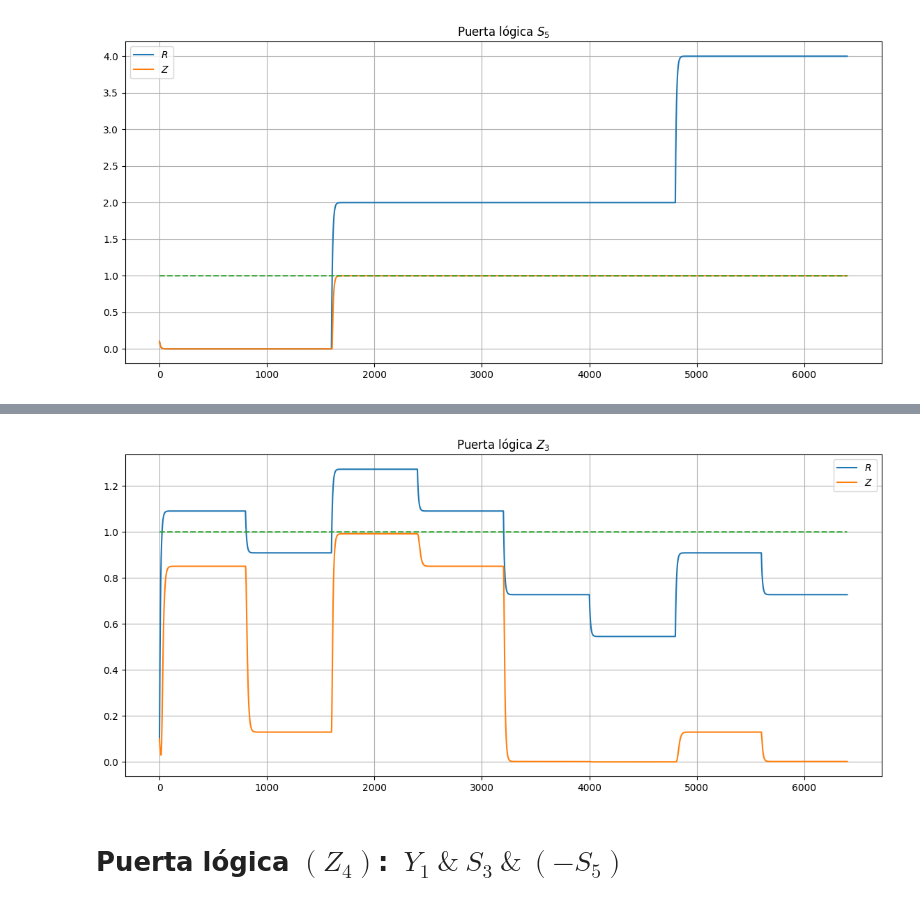
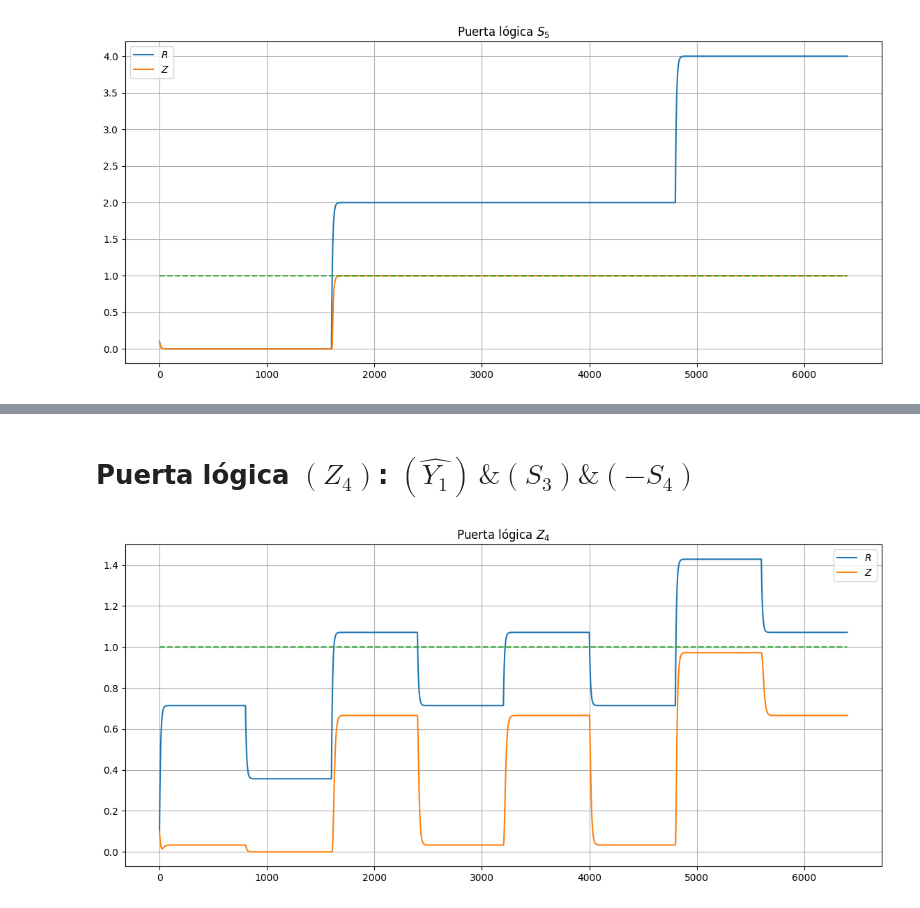
Before and after one commit to joshbrx/biomath_model, a Jupyter notebook: puertas_logicas.ipynb, the cells around one changed output, grey strips where cells are left out. Drawn from its saved outputs; the diff is of its cells as text; code cells hidden in the pictures.

```diff
--- a/puertas_logicas.ipynb
+++ b/puertas_logicas.ipynb
@@ -143,8 +143,8 @@ def dS_z2(S, i):
     dZ = supr(1, -20, R) - Z
     return np.array([dR, dZ])
 # %%
-# n, e = -2, 1/1.25
-n, e = -2, 1/1
+# n, e = -2, 1/0.95
+n, e = -6, 1/0.24
 labels = ["$R$", "$Z$"]
 
 Pip = RK_solver(S0, dS_z2, t)
@@ -248,0 +249,16 @@ plt.plot(X1*0 + 1, "--"); plt.title("Puerta lógica $S_5$"); plt.legend(); plt.g
+# %%
+def dS_z3(S, i):
+    R, Z = S
+    dR = e*(supr(1, -n, X1[i]) * (supr(1, n, X2[i]) + supr(1, -n, X3[i])) * supr(1, -n, X4[i])) - R
+    # dR = e*(supr(2, -n, X1[i]) + supr(1, n, X2[i]) + supr(1, -n, X3[i])) - R
+    dZ = supr(1, -10, R) - Z
+    return np.array([dR, dZ])
+# %%
+n, e = -6, 1/0.7
+labels = ["$R$", "$Z$"]
+
+Pip = RK_solver(S0, dS_z3, t)
+plt.figure(figsize=(14,6))
+for i in range(len(Pip[0])):
+    plt.plot(Pip[:,i], label=labels[i])
+plt.plot(X1*0 + 1, "--"); plt.title("Puerta lógica $Z_3$"); plt.legend(); plt.grid(); plt.show()
@@ -249,19 +267,19 @@ plt.plot(X1*0 + 1, "--"); plt.title("Puerta lógica $S_5$"); plt.legend(); plt.g
+# %% [markdown]
+# Puerta lógica $(Z_4)$: $(\hat{Y_1})\,\&\left(S_3\right)\&\left(-S_4\right)$
 # %%
-def dS_z3(S, i):
+def dS_z4(S, i):
     R, Z = S
-    dR = e*(supr(2, -n, X1[i]) + supr(1, n, X2[i]) + supr(1, -n, X3[i])) - R
-    dZ = supr(1, -20, R) - Z
+    dR = e*(supr(1, n, X1[i]) + supr(1, n, X2[i]) + supr(1, -n, X3[i])) - R
+    dZ = supr(1, -10, R) - Z
     return np.array([dR, dZ])
 # %%
-n, e = -2, 1/2.75
+n, e = -6, 1/1.4
 labels = ["$R$", "$Z$"]
 
-Pip = RK_solver(S0, dS_z3, t)
+Pip = RK_solver(S0, dS_z4, t)
 plt.figure(figsize=(14,6))
 for i in range(len(Pip[0])):
     plt.plot(Pip[:,i], label=labels[i])
-plt.plot(X1*0 + 1, "--"); plt.title("Puerta lógica $Z_3$"); plt.legend(); plt.grid(); plt.show()
+plt.plot(X1*0 + 1, "--"); plt.title("Puerta lógica $Z_4$"); plt.legend(); plt.grid(); plt.show()
 # %% [output]
-[figure, old version]
+[figure, new version]
-# %% [markdown]
-# Puerta lógica $(Z_4)$: $\ Y_1\ \&\ S_3\ \&\ (-S_5)$
```
Also changed, not shown: parts of 11 cells of this notebook.
